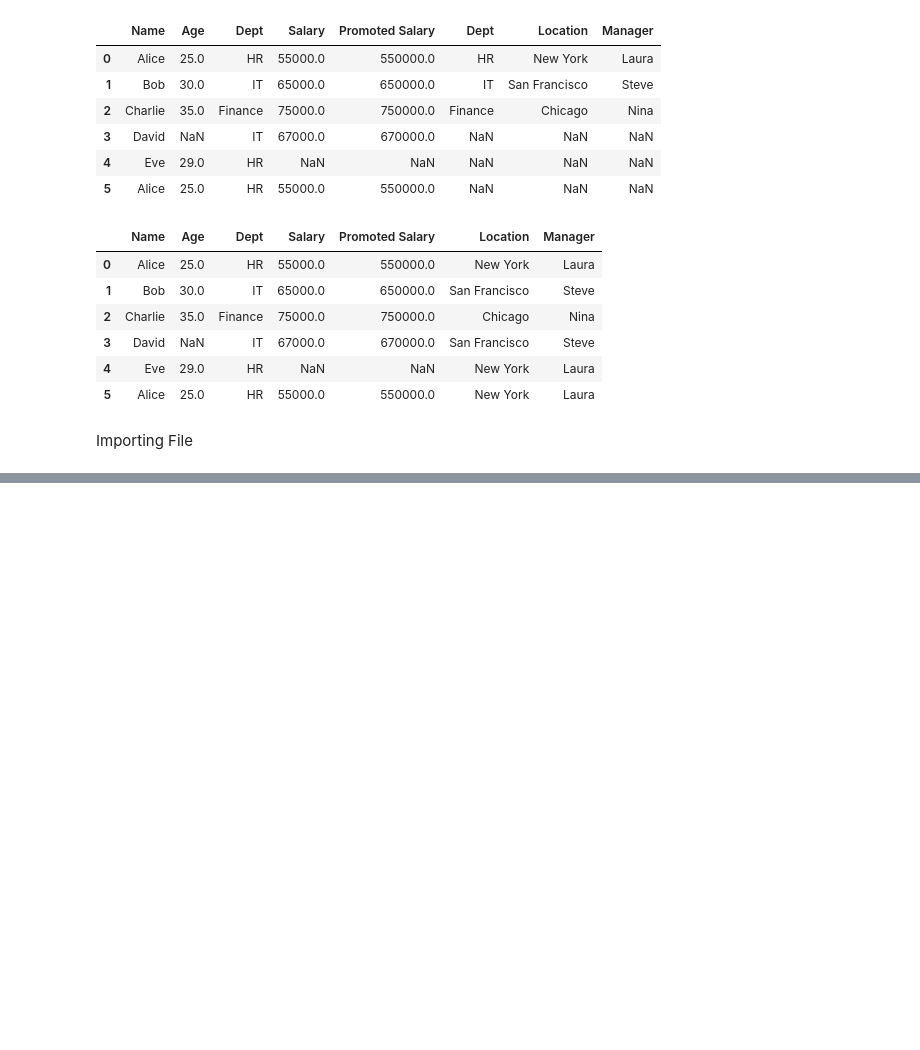
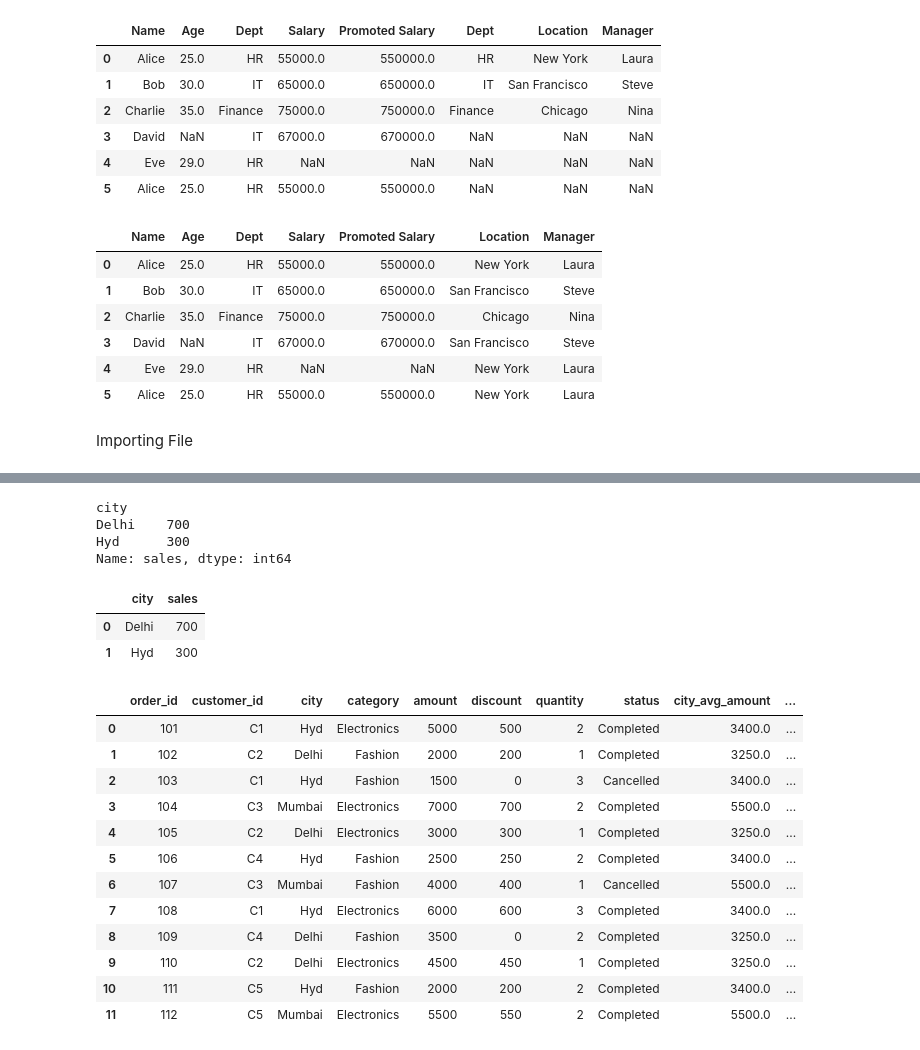
Before and after one commit to dchaitu/Futurense, a Jupyter notebook: python/pandas_assignments/Pandas.ipynb, the cells around one changed output, grey strips where cells are left out. Saved outputs shown, nothing was run; the diff lists cells and outputs as text; code cells hidden in the pictures; blank space fills up the shorter version.

```diff
--- a/python/pandas_assignments/Pandas.ipynb
+++ b/python/pandas_assignments/Pandas.ipynb
@@ -538,3 +538,28 @@ data.info()
 data['date'] = pd.to_datetime(data['date'])
 # %%
 data.info()
+# %%
+import pandas as pd
+import numpy as np
+
+orders = pd.DataFrame({
+    'order_id': [101, 102, 103, 104, 105, 106,
+                 107, 108, 109, 110, 111, 112],
+    'customer_id': ['C1', 'C2', 'C1', 'C3', 'C2', 'C4',
+                    'C3', 'C1', 'C4', 'C2', 'C5', 'C5'],
+    'city': ['Hyd', 'Delhi', 'Hyd', 'Mumbai', 'Delhi', 'Hyd',
+             'Mumbai', 'Hyd', 'Delhi', 'Delhi', 'Hyd', 'Mumbai'],
+    'category': ['Electronics', 'Fashion', 'Fashion',
+                 'Electronics', 'Electronics', 'Fashion',
+                 'Fashion', 'Electronics', 'Fashion',
+                 'Electronics', 'Fashion', 'Electronics'],
+    'amount': [5000, 2000, 1500, 7000, 3000, 2500,
+               4000, 6000, 3500, 4500, 2000, 5500],
+    'discount': [500, 200, 0, 700, 300, 250,
+                 400, 600, 0, 450, 200, 550],
+    'quantity': [2, 1, 3, 2, 1, 2, 1, 3, 2, 1, 2, 2],
+    'status': ['Completed', 'Completed', 'Cancelled',
+               'Completed', 'Completed', 'Completed',
+               'Cancelled', 'Completed', 'Completed',
+               'Completed', 'Completed', 'Completed']
+})
@@ -540,0 +598,11 @@ data.info()
+# %%
+# City average for every order
+#
+# Create a new column called city_avg_amount containing the average order amount for the corresponding city.
+# Important: The original DataFrame must retain all 12 rows.
+
+# orders.groupby('city')['amount'].transform('mean')
+orders['city_avg_amount'] = (
+    orders.groupby('city')['amount'].transform('mean')
+)
+orders
@@ -540,0 +752,39 @@ data.info()
+# %%
+df = pd.DataFrame({
+    'city': ['Hyd', 'Hyd', 'Delhi', 'Delhi'],
+    'sales': [100, 200, 300, 400]
+})
+
+result = df.groupby('city')['sales'].sum()
+result
+#  It takes city as index so it comes according to that order
+# %% [output]
+city
+Delhi    700
+Hyd      300
+Name: sales, dtype: int64
+# %%
+result = df.groupby('city')['sales'].sum().reset_index()
+result
+# %% [output]
+|  | city | sales |
+| 0 | Delhi | 700 |
+| 1 | Hyd | 300 |
+# %%
+orders['customer_total'] = orders.groupby('customer_id')['amount'].transform('sum')
+orders['order_contribution'] = orders['amount']/orders['customer_total']
+orders
+# %% [output]
+|  | order_id | customer_id | city | category | amount | discount | quantity | status | city_avg_amount | ... |
+| 0 | 101 | C1 | Hyd | Electronics | 5000 | 500 | 2 | Completed | 3400.0 | ... |
+| 1 | 102 | C2 | Delhi | Fashion | 2000 | 200 | 1 | Completed | 3250.0 | ... |
+| 2 | 103 | C1 | Hyd | Fashion | 1500 | 0 | 3 | Cancelled | 3400.0 | ... |
+| 3 | 104 | C3 | Mumbai | Electronics | 7000 | 700 | 2 | Completed | 5500.0 | ... |
+| 4 | 105 | C2 | Delhi | Electronics | 3000 | 300 | 1 | Completed | 3250.0 | ... |
+| 5 | 106 | C4 | Hyd | Fashion | 2500 | 250 | 2 | Completed | 3400.0 | ... |
+| 6 | 107 | C3 | Mumbai | Fashion | 4000 | 400 | 1 | Cancelled | 5500.0 | ... |
+| 7 | 108 | C1 | Hyd | Electronics | 6000 | 600 | 3 | Completed | 3400.0 | ... |
+| 8 | 109 | C4 | Delhi | Fashion | 3500 | 0 | 2 | Completed | 3250.0 | ... |
+| 9 | 110 | C2 | Delhi | Electronics | 4500 | 450 | 1 | Completed | 3250.0 | ... |
+| 10 | 111 | C5 | Hyd | Fashion | 2000 | 200 | 2 | Completed | 3400.0 | ... |
+| 11 | 112 | C5 | Mumbai | Electronics | 5500 | 550 | 2 | Completed | 5500.0 | ... |
```
Also changed, not shown: parts of 24 cells of this notebook, 5 other files.
